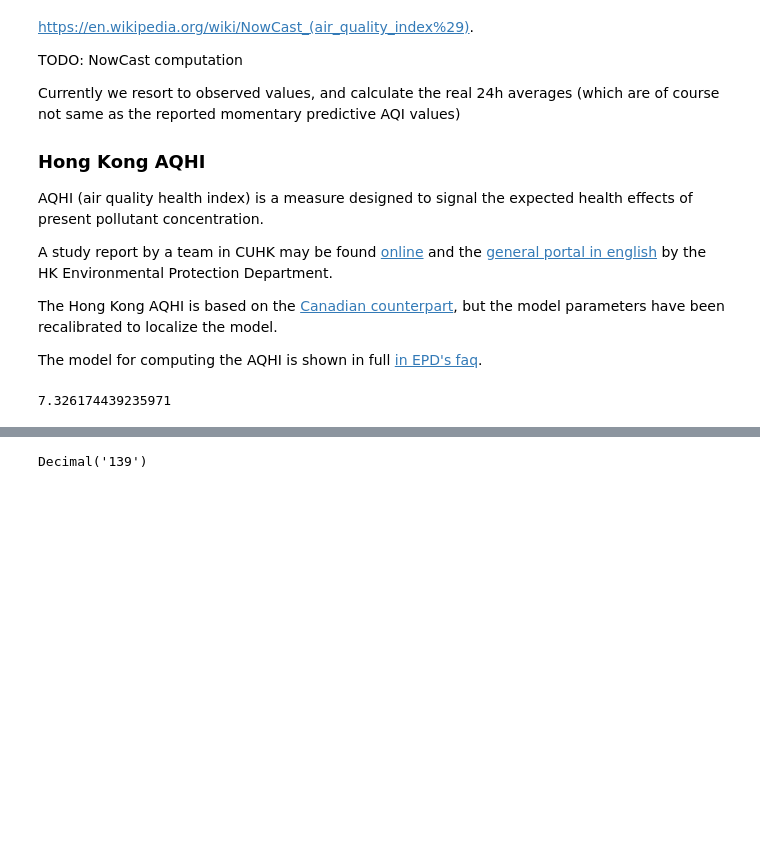
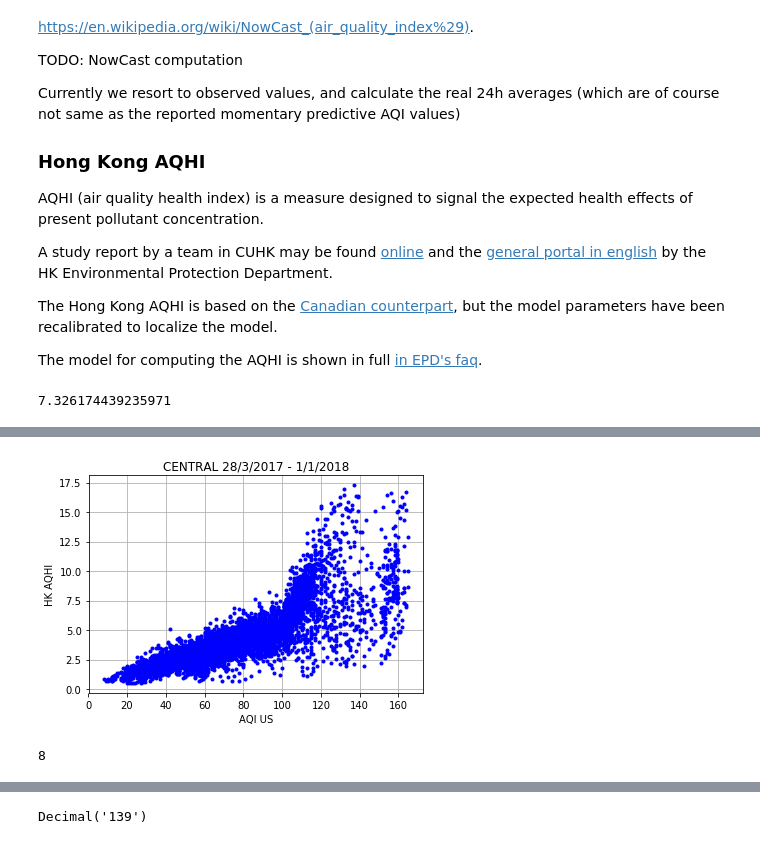
Before and after one commit to htuovila/hk-air-quality, a Jupyter notebook: hk-air-quality.ipynb, the cells around one changed output, grey strips where cells are left out. Drawn from its saved outputs; the diff is of its cells as text; code cells hidden in the pictures; blank space fills up the shorter version.

```diff
--- a/hk-air-quality.ipynb
+++ b/hk-air-quality.ipynb
@@ -234,0 +347,27 @@ column_order=["NO2","SO2","O3","RSP","FSP"]
+# %%
+# Scatter plot
+def air_quality_scatter(frame,days):
+    start,end=-24*days,-1
+    hour=frame["HOUR"][start:end]
+    date=frame["DATE"][start:end]
+#    plt.plot(date,frame["AQHI"][start:end],'-b')
+    plt.plot(frame["aqi_max"][start:end],frame["AQHI"][start:end],'.b')
+    plt.grid()
+    print()
+    title=frame["STATION"][0]+" "+date.iloc[0]+" - "+date.iloc[-1]
+    plt.title(title)
+    plt.xlabel("AQI US")
+    plt.ylabel("HK AQHI")
+    plt.show()
+    return None
+
+days=7*40
+if 1==0:
+    for frame in frames:
+        air_quality_scatter(frame,days)
+
+air_quality_scatter(frames[0],days)
+len(frames)
+# %% [output]
+[figure, added]
+8
```
Also changed, not shown: parts of 17 cells of this notebook.
